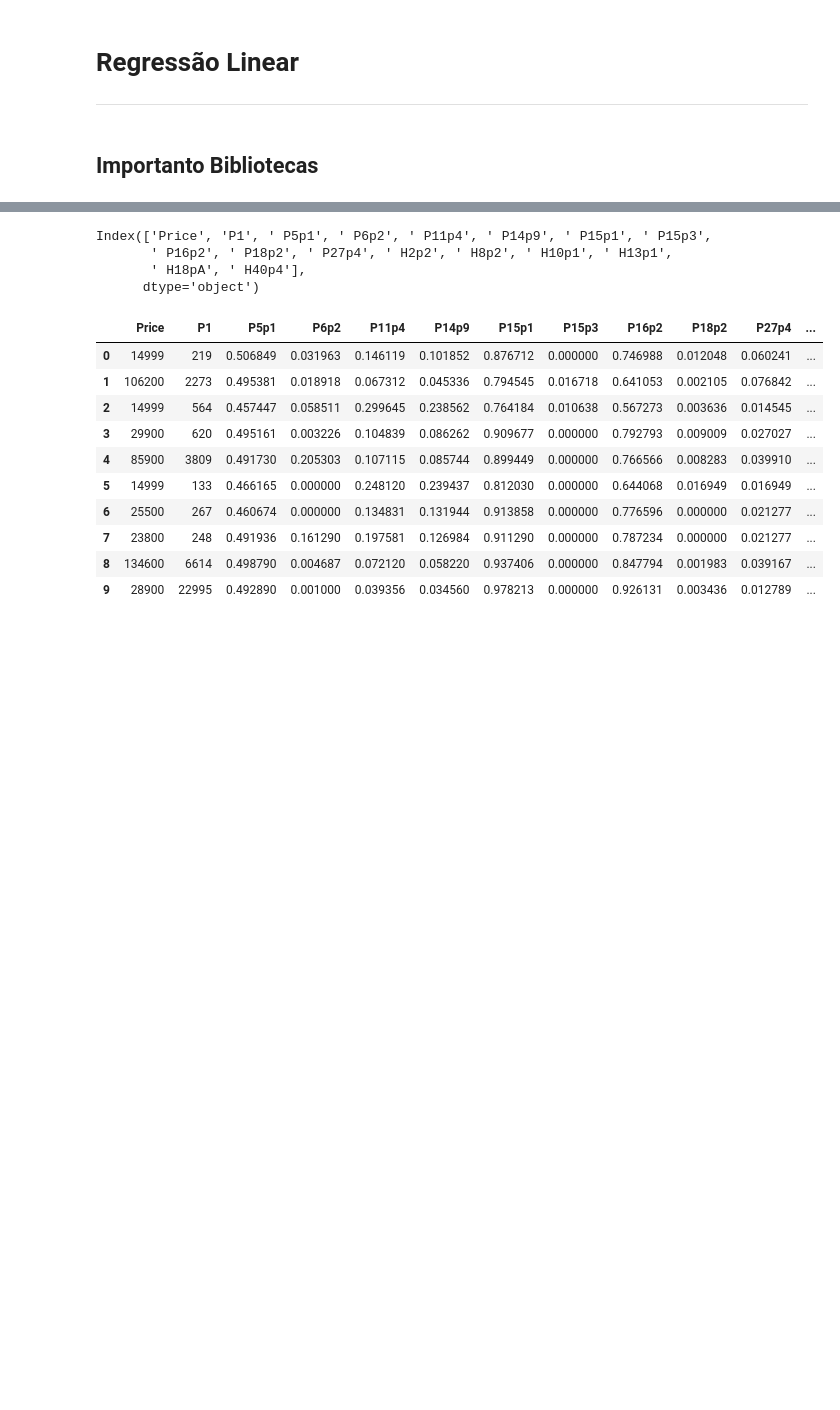
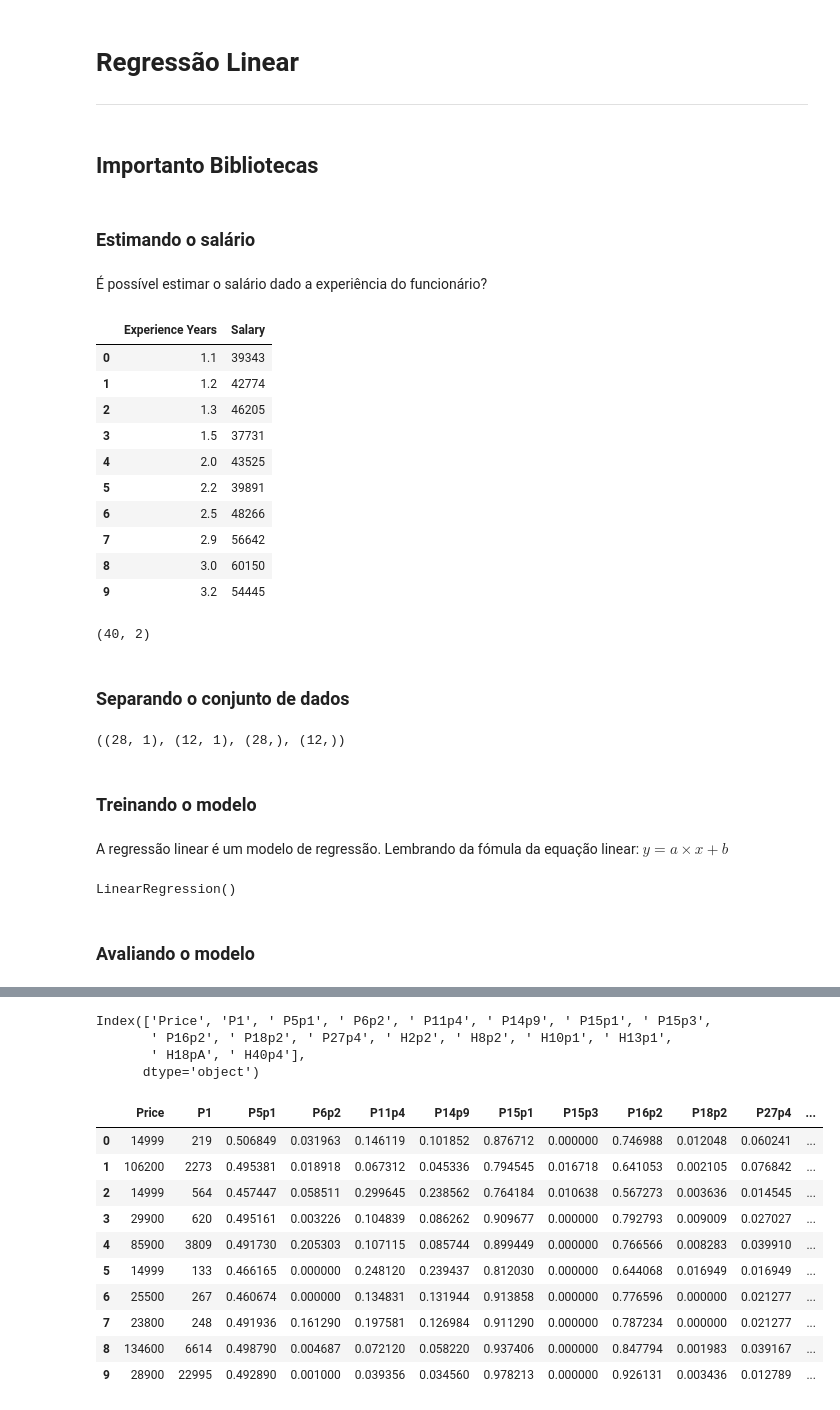
Before and after one commit to johnattandouglas/monitoria-ml, a Jupyter notebook: AM I/02a - regressao_linear.ipynb, the cells around one changed output, grey strips where cells are left out. Cells and saved outputs as stored; diff of their text form; code cells hidden in the pictures; blank space fills up the shorter version.

```diff
--- a/AM I/02a - regressao_linear.ipynb
+++ b/AM I/02a - regressao_linear.ipynb
@@ -14,3 +16,5 @@ from sklearn.linear_model import LinearRegression
 #Funções de avaliação dos modelos
 from sklearn.metrics import  mean_squared_error, r2_score
 from sklearn.model_selection import train_test_split
+# %% [markdown]
+### **Estimando o salário**
@@ -16,0 +23,22 @@ from sklearn.model_selection import train_test_split
+# %% [markdown]
+É possível estimar o salário dado a experiência do funcionário?
+# %%
+salary.head(10)
+# %% [output]
+|  | Experience Years | Salary |
+| 0 | 1.1 | 39343 |
+| 1 | 1.2 | 42774 |
+| 2 | 1.3 | 46205 |
+| 3 | 1.5 | 37731 |
+| 4 | 2.0 | 43525 |
+| 5 | 2.2 | 39891 |
+| 6 | 2.5 | 48266 |
+| 7 | 2.9 | 56642 |
+| 8 | 3.0 | 60150 |
+| 9 | 3.2 | 54445 |
+# %%
+salary.shape
+# %% [output]
+(40, 2)
+# %% [markdown]
+### Separando o conjunto de dados
@@ -16,0 +50,15 @@ from sklearn.model_selection import train_test_split
+# %%
+X_train.shape, X_test.shape, y_train.shape, y_test.shape
+# %% [output]
+((28, 1), (12, 1), (28,), (12,))
+# %% [markdown]
+### Treinando o modelo
+# %% [markdown]
+A regressão linear é um modelo de regressão. Lembrando da fómula da equação linear: $y = a \times x  + b$
+# %%
+model = LinearRegression()
+model.fit(X_train,y_train)
+# %% [output]
+LinearRegression()
+# %% [markdown]
+### Avaliando o modelo
```
Also changed, not shown: parts of 28 cells of this notebook.
